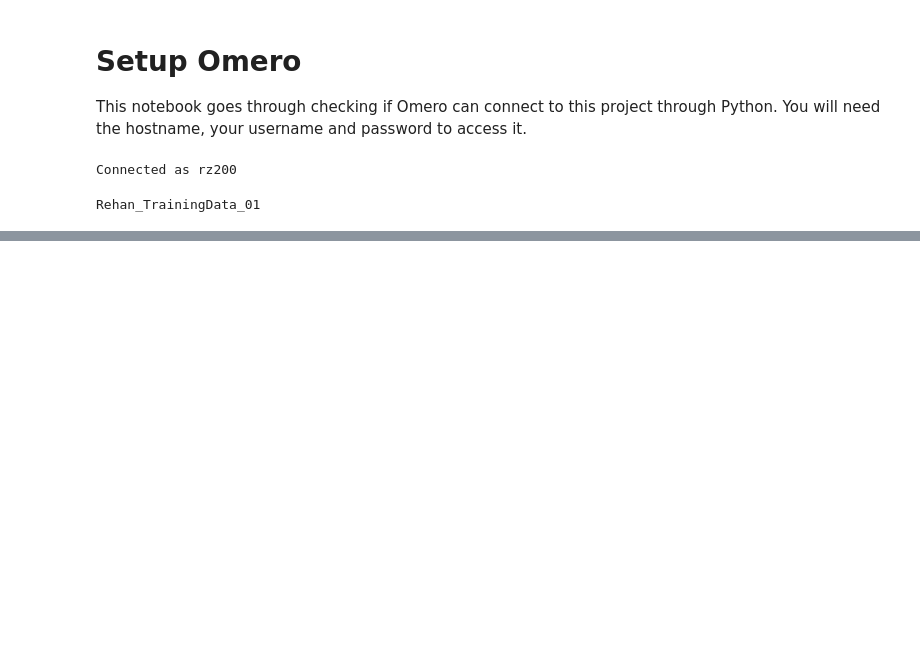
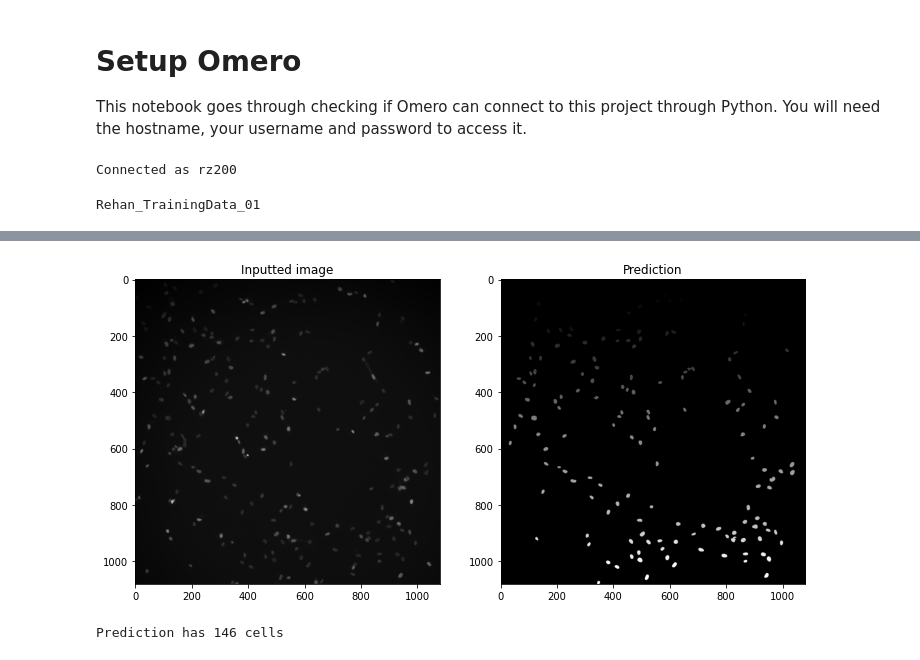
Before and after one commit to rzuberi/cell-SCT, a Jupyter notebook: omero_setup.ipynb, the cells around one changed output, grey strips where cells are left out. Saved outputs shown, nothing was run; the diff lists cells and outputs as text; code cells hidden in the pictures; blank space fills up the shorter version.

```diff
--- a/omero_setup.ipynb
+++ b/omero_setup.ipynb
@@ -400,0 +167,35 @@ image_sizes = np.arra
+# %%
+#Making the prediction
+from cellpose import models
+model_dir = "C:/Users/rz200/Documents/Development/cell-SCT/segmentation/demo_train_test_data/data_for_masks_training/models/demo_model"
+model = models.CellposeModel(gpu=True, pretrained_model=model_dir)
+test_data = [gray_img]
+predicted_test_masks = model.eval(test_data, channels=[0,0], diameter=model.diam_labels.copy())[0]  # generates the predictions # we could use the fact that it has a channel input to have the normal image not separated by channel and just make it do the prediction on there, although we need it to make a prediction on the averaged out gray image so that wouldn't really work
+predicted_mask = predicted_test_masks[0]
+# %%
+#Displaying the prediction
+plt.figure(figsize=(12,12))
+plt.subplot(1,2,1)
+plt.title('Inputted image')
+plt.imshow(gray_img,cmap='gray')
+plt.subplot(1,2,2)
+plt.title('Prediction')
+plt.imshow(predicted_mask,cmap='gray')
+plt.show()
+# %% [output]
+[figure, added]
+# %%
+from segmentation.seg_functions import count_cells, get_cell_crop_coordinates, get_img_crops
+
+#Ok so clearly the model is bad on this kind of data because it was never trained on it
+#That means we'll have to remake a model on this, but right now let's just focus on making a pipeline that works and then we'll put better data into it
+#Next step is to get the crops from the prediction
+#Then we'll apply them on the DAPI and Cy5 image to eventually measure their pixel intensity
+#Then we'll plot all of this into a graph that we'll apply k-means clustering too
+
+print('Prediction has',count_cells(predicted_mask),'cells')
+crop_coordinates = get_cell_crop_coordinates(predicted_mask)
+dapi_crops = get_img_crops(dapi_img,crop_coordinates)
+cy5_crops = get_img_crops(cy5_img,crop_coordinates)
+# %% [output]
+Prediction has 146 cells
```
Also changed, not shown: parts of 43 cells of this notebook, 9 other files.
